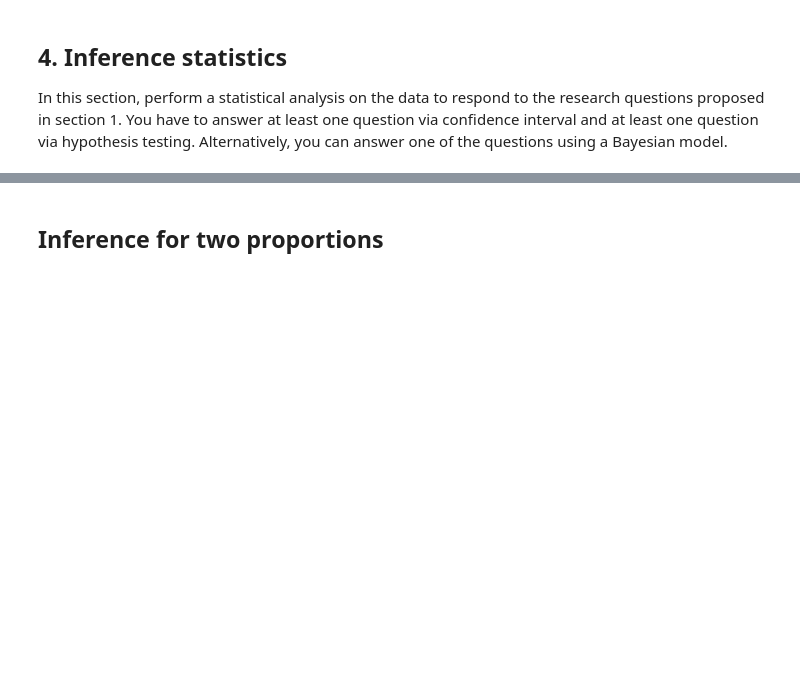
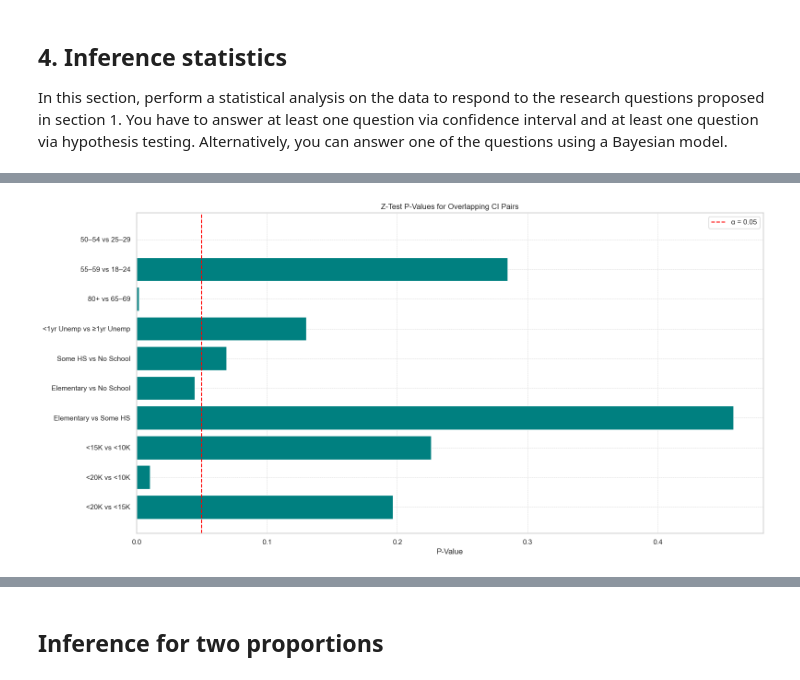
Before and after one commit to SergioCuencaNunez/isc-labs, a Jupyter notebook: project/project.ipynb, the cells around one changed output, grey strips where cells are left out. Drawn from its saved outputs; the diff is of its cells as text; code cells hidden in the pictures; blank space fills up the shorter version.

```diff
--- a/project/project.ipynb
+++ b/project/project.ipynb
@@ -732,0 +890,70 @@ using a Bayesian model.
+# %%
+# Use the actual CI DataFrames already defined: ci_income, ci_education, ci_employment, ci_sex, ci_age
+
+# Add category column for merging
+ci_income['category'] = 'Income'
+ci_education['category'] = 'Education'
+ci_employment['category'] = 'Employment'
+ci_sex['category'] = 'Sex'
+ci_age['category'] = 'Age'
+
+# Rename first column to 'group' for standardization
+ci_income = ci_income.rename(columns={'income_label': 'group'})
+ci_education = ci_education.rename(columns={'education_label': 'group'})
+ci_employment = ci_employment.rename(columns={'employment_label': 'group'})
+ci_sex = ci_sex.rename(columns={'sex_label': 'group'})
+ci_age = ci_age.rename(columns={'age_label': 'group'})
+
+# Concatenate all
+ci_all_real = pd.concat([ci_income, ci_education, ci_employment, ci_sex, ci_age], axis=0)
+
+# Define overlapping pairs
+overlapping_pairs = [
+    ('<20K', '<15K'), ('<20K', '<10K'), ('<15K', '<10K'),
+    ('Elementary', 'Some HS'), ('Elementary', 'No School'), ('Some HS', 'No School'),
+    ('<1yr Unemp', '≥1yr Unemp'),
+    ('80+', '65–69'), ('55–59', '18–24'), ('50–54', '25–29')
+]
+
+# Perform Z-tests
+def z_test_proportions(p1, n1, p2, n2):
+    p_pool = (p1 * n1 + p2 * n2) / (n1 + n2)
+    se_pool = np.sqrt(p_pool * (1 - p_pool) * (1/n1 + 1/n2))
+    z_score = (p1 - p2) / se_pool
+    p_value = 2 * (1 - norm.cdf(abs(z_score)))
+    return z_score, p_value
+
+results = []
+for g1, g2 in overlapping_pairs:
+    if g1 in ci_all_real['group'].values and g2 in ci_all_real['group'].values:
+        row1 = ci_all_real[ci_all_real['group'] == g1].iloc[0]
+        row2 = ci_all_real[ci_all_real['group'] == g2].iloc[0]
+        z, p = z_test_proportions(row1['proportion'], row1['n'], row2['proportion'], row2['n'])
+        results.append({
+            'Group 1': g1,
+            'Group 2': g2,
+            'Category': row1['category'],
+            'Prop 1': row1['proportion'],
+            'Prop 2': row2['proportion'],
+            'Z-Score': z,
+            'P-Value': p
+        })
+
+results_df_final = pd.DataFrame(results)
+
+# Plot the results
+plt.figure(figsize=(16, 8))
+plt.barh(
+    y=[f"{row['Group 1']} vs {row['Group 2']}" for _, row in results_df_final.iterrows()],
+    width=results_df_final['P-Value'],
+    color='teal'
+)
+plt.axvline(0.05, color='red', linestyle='--', label='α = 0.05')
+plt.xlabel("P-Value")
+plt.title("Z-Test P-Values for Overlapping CI Pairs")
+plt.legend()
+plt.grid(True, ls='--', linewidth=0.5)
+plt.tight_layout()
+plt.show()
+# %% [output]
+[figure, added]
```
Also changed, not shown: parts of 7 cells of this notebook.
